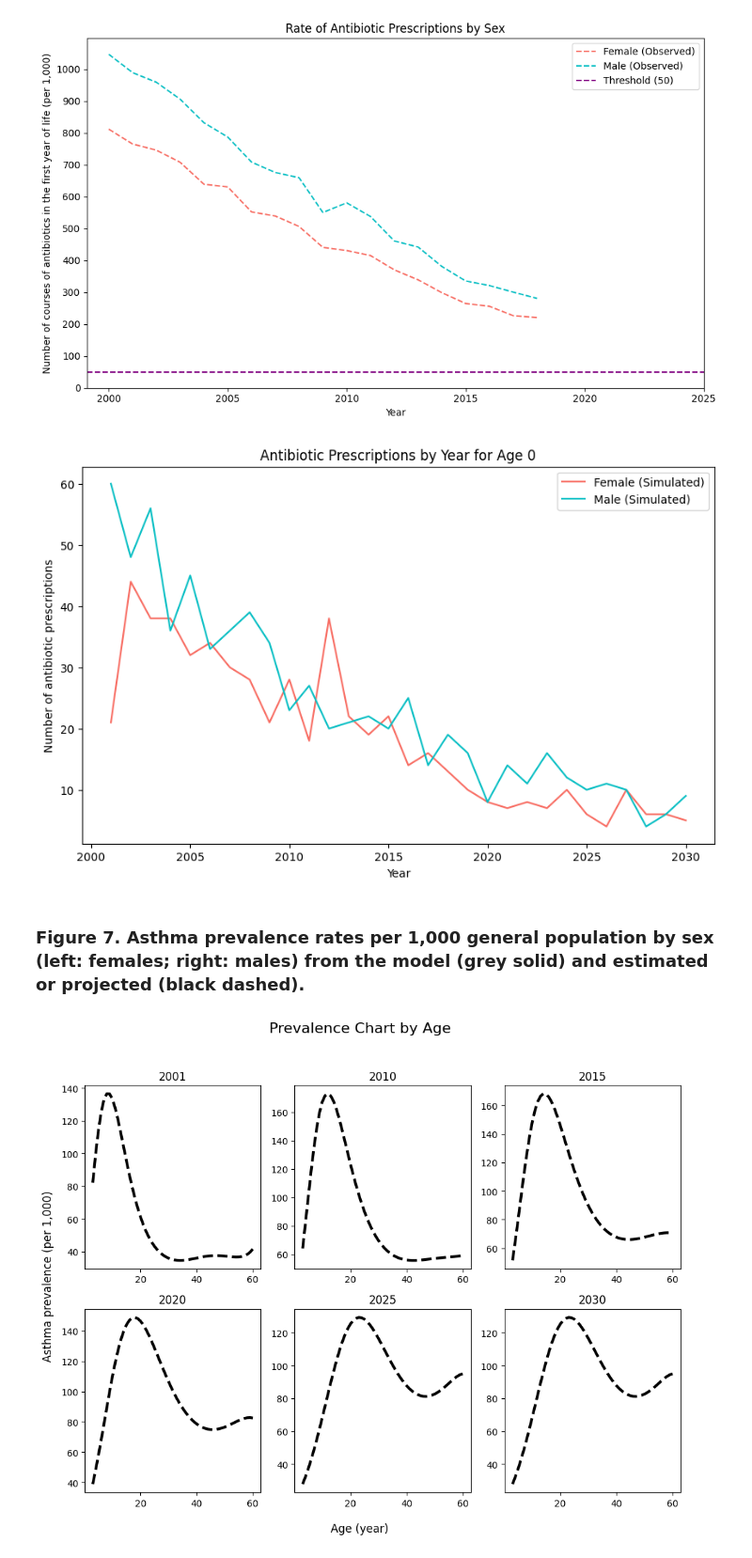
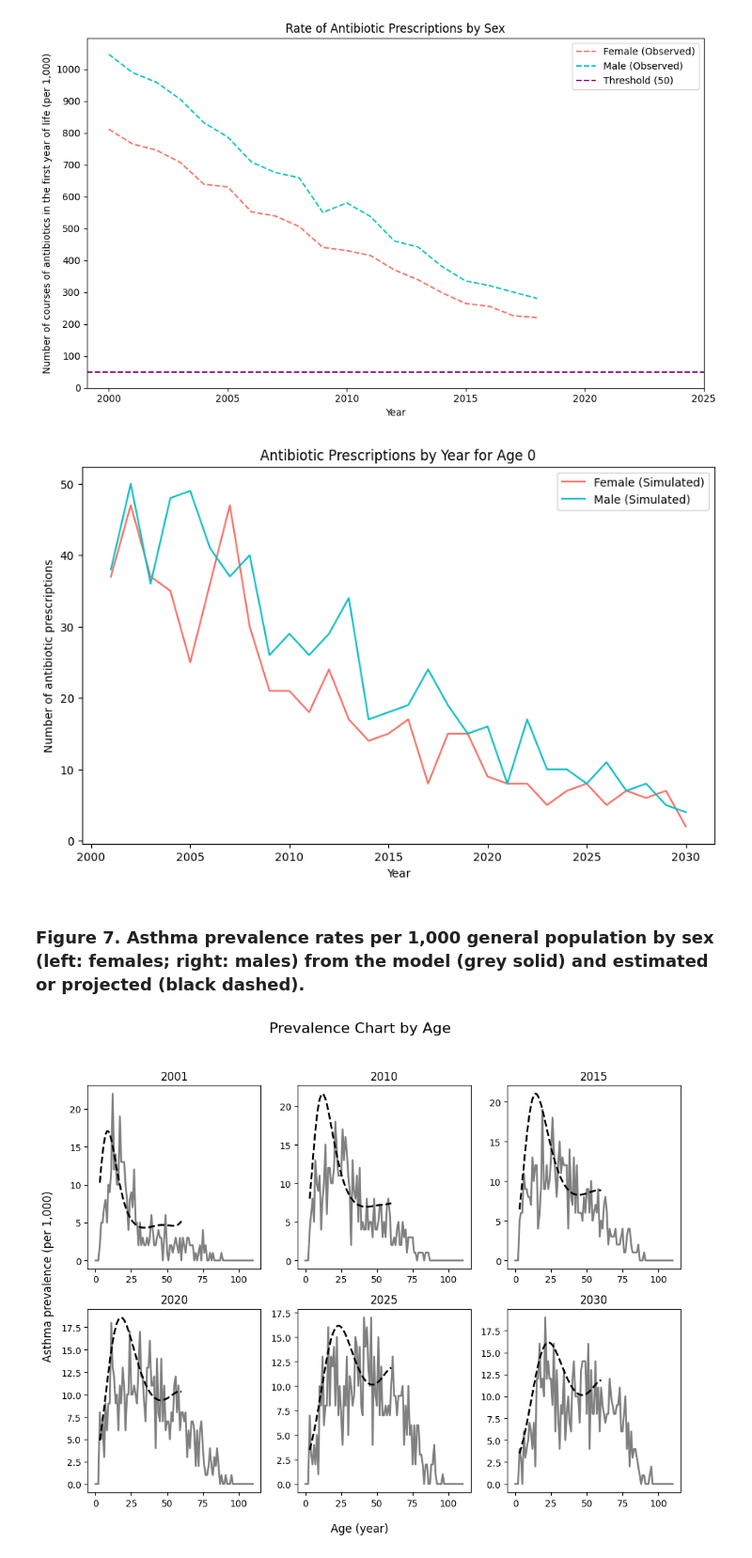
Before and after one commit to resplab/leap, a Jupyter notebook: notebook.ipynb, the cells around one changed output. Shown at 94% size. Saved outputs shown, nothing was run; the diff lists cells and outputs as text; code cells hidden in the pictures.

Commit message:
overlay simulation for figure 7

```diff
--- a/notebook.ipynb
+++ b/notebook.ipynb
@@ -54,6 +54,9 @@ max_age:
 ### Figure 5. Population by age across selected years from the model (grey solid) and from Statistics Canada (black dashed).
 # %%
 # Figure 5. Population by age across selected years from the model (grey solid) and from Statistics Canada (black dashed).
+
+# NOTE default simulation folder naming scheme follows
+# ~/leap/output/INITIAL_YEAR-TIME_HORIZON-PROVINCE-GROWTH_TYPE-INITIAL_POPULATION-MAX_AGE/
 
 # Simulation parametres
 chosen_province = "CA"
@@ -74,7 +77,7 @@ canada_pop_df = canada_pop_df[
 ]
 
 # Read in population data from simulation
-simulation_df = pd.read_csv("output/BIG_CA_30/outcome_matrix_alive.csv")
+simulation_df = pd.read_csv("output/2001-30-CA-M3-100-110/outcome_matrix_alive.csv")
 
 simulation_df = simulation_df[simulation_df["year"] >= baseline_year]
 # Filter to only include dates after chosen baseline year
@@ -162,9 +165,12 @@ plt.show()
 [figure]
 # %%
 # Read in antibiotic data from simulation
-simulation_infant_abx_df = pd.read_csv("output/BIG_CA_30/outcome_matrix_antibiotic_exposure.csv")
-simulation_infant_abx_df['sex'] = simulation_infant_abx_df['sex'].map(lambda s: "Female" if s == "F" else "Male")
-simulation_infant_abx_totaled_df : pd.DataFrame = simulation_infant_abx_df.groupby(["year", "sex"]).sum().reset_index()
+simulation_infant_abx_df = pd.read_csv(
+    "output/2001-30-CA-M4-100-110/outcome_matrix_antibiotic_exposure.csv")
+simulation_infant_abx_df['sex'] = simulation_infant_abx_df['sex'].map(
+    lambda s: "Female" if s == "F" else "Male")
+simulation_infant_abx_totaled_df: pd.DataFrame = simulation_infant_abx_df.groupby(
+    ["year", "sex"]).sum().reset_index()
 
 # Filter data for age 0
 simulation_age0_abx_df = simulation_infant_abx_df.query("age == 0")
@@ -174,11 +180,13 @@ plt.figure(figsize=(10, 6))
 
 # Plot for Female
 simulation_age0_abx_F_df = simulation_age0_abx_df.query("sex == 'Female'")
-plt.plot(simulation_age0_abx_F_df['year'], simulation_age0_abx_F_df['n_antibiotic_exposure'], label='Female (Simulated)', color=sex_colour_dict['Female'], linestyle='solid')
+plt.plot(simulation_age0_abx_F_df['year'], simulation_age0_abx_F_df['n_antibiotic_exposure'],
+         label='Female (Simulated)', color=sex_colour_dict['Female'], linestyle='solid')
 
 # Plot for Male
 simulation_age0_abx_M_df = simulation_age0_abx_df.query("sex == 'Male'")
-plt.plot(simulation_age0_abx_M_df['year'], simulation_age0_abx_M_df['n_antibiotic_exposure'], label='Male (Simulated)', color=sex_colour_dict['Male'], linestyle='solid')
+plt.plot(simulation_age0_abx_M_df['year'], simulation_age0_abx_M_df['n_antibiotic_exposure'],
+         label='Male (Simulated)', color=sex_colour_dict['Male'], linestyle='solid')
 
 # Additional elements
 plt.xlabel("Year")
@@ -187,7 +195,7 @@ plt.title("Antibiotic Prescriptions by Year for Age 0")
 plt.legend()
 plt.show()
 # %% [output]
-[figure, old version]
+[figure, new version]
 # %% [markdown]
 ### Figure 7. Asthma prevalence rates per 1,000 general population by sex (left: females; right: males) from the model (grey solid) and estimated or projected (black dashed).
 # %%
@@ -202,40 +210,47 @@ growth_type = "M3"
 num_cols = 3
 num_rows = 2
 figure_years = [2001, 2010, 2015, 2020, 2025, 2030]
 
-# Read and process observed asthma incidence data
-asthma_inc = (
-    pd.read_csv("leap/processed_data/master_asthma_prev_inc.csv")
-    .map(lambda s: "F" if s == 0 else "M")
-)
-
-# Read and process obsereved asthma prevalence data
+# Read and process obsereved stats asthma prevalence data
 asthma_prev = pd.read_csv("leap/processed_data/master_asthma_prev_inc.csv")
 asthma_prev = asthma_prev[asthma_prev["age"] <= 60]
 asthma_prev['sex'] = asthma_prev['sex'].map(lambda s: "F" if s == 0 else "M")
+
+# Read simulation asthma prevalence data
+simualtion_prev_df = pd.read_csv(
+    "output/2001-30-CA-M3-100-110/outcome_matrix_asthma_prevalence.csv")
+
 
 fig, axs = plt.subplots(nrows=num_rows, ncols=num_cols, figsize=(10, 8))
 
 for i, year in enumerate(figure_years):
     ax: plt.Axes = axs[i // num_cols][i % num_cols]
 
     # Filter stats data by current year
     canada_pop_filtered_df = (
         asthma_prev.query("year == @year and sex == 'M'")
         .groupby("age").sum().reset_index()
     )
-    canada_pop_filtered_df["prev"] *= 800
+    canada_pop_filtered_df["prev"] *= 100
 
+    simualtion_prev_filtered_df = (
+        simualtion_prev_df.query("year == @year and sex == 'M'")
+        .groupby("age").sum().reset_index()
+    )
+
+    ax.plot(simualtion_prev_filtered_df["age"], simualtion_prev_filtered_df["n_asthma"],
+            color="grey", linestyle="solid", linewidth=2)
     ax.plot(canada_pop_filtered_df["age"], canada_pop_filtered_df["prev"],
-            color="black", linestyle="dashed", linewidth=3)
+            color="black", linestyle="dashed", linewidth=2)
+
 
     # Title and Labels
     ax.set_title(f"{year}", fontsize=12)
 
 fig.supxlabel("Age (year)")
 fig.supylabel("Asthma prevalence (per 1,000)")
 fig.suptitle("Prevalence Chart by Age", fontsize=16)
 plt.tight_layout(rect=[0, 0, 1, 0.95])
 plt.show()
 # %% [output]
-[figure, old version]
+[figure, new version]
```
